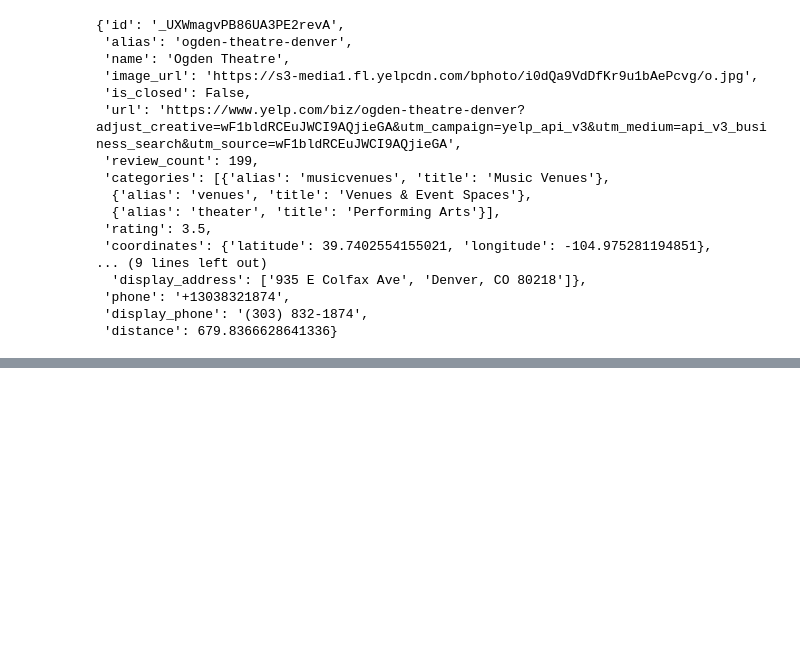
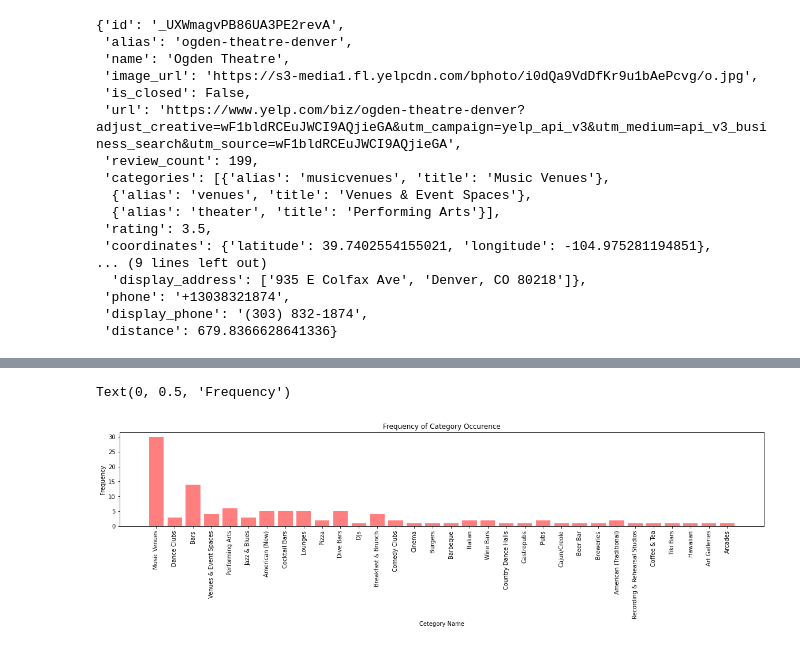
Before and after one commit to mattyk33/A-team, a Jupyter notebook: yelp_music_venue_reviews2.ipynb, the cells around one changed output, grey strips where cells are left out. Drawn from its saved outputs; the diff is of its cells as text; code cells hidden in the pictures; blank space fills up the shorter version.

Commit message:
catSums dictionary and list created

```diff
--- a/yelp_music_venue_reviews2.ipynb
+++ b/yelp_music_venue_reviews2.ipynb
@@ -156 +156,7 @@ plt.tight_layout()
 <Figure size 432x288 with 0 Axes>
+# %%
+#Create empty dictionary
+catDict={}
+#Save Categories column from DF into list of lists
+categoryTypes=businessDataDF['Categories'].values.tolist()
+categoryTypes
@@ -156,0 +181,15 @@ plt.tight_layout()
+# %%
+#iterate through each list
+for x in range(len(categoryTypes)):
+    length=len(categoryTypes[x])
+    #iterate through each item in the list
+    for i in range(length):
+        #check if the category is in the dictionary
+        if categoryTypes[x][i] in catDict:
+            #if so,add one to the count
+            catDict[categoryTypes[x][i]]+=1
+        #if not in the dictionary
+        else:
+            #add to dictionary and set count to 1
+            catDict[categoryTypes[x][i]]=1
+catDict
@@ -156,0 +214,14 @@ plt.tight_layout()
+# %%
+#convert catDict to lists for plotting
+catList=list(catDict.keys())
+catNums=list(catDict.values())
+# %%
+plt.figure(figsize=(20,3))
+plt.bar(catList, catNums, color='r', alpha=0.5, align="center")
+plt.xticks(catList, rotation="vertical")
+plt.title("Frequency of Category Occurence")
+plt.xlabel("Cetegory Name")
+plt.ylabel("Frequency")
+# %% [output]
+Text(0, 0.5, 'Frequency')
+[figure, added]
```
Also changed, not shown: parts of 9 cells of this notebook.
